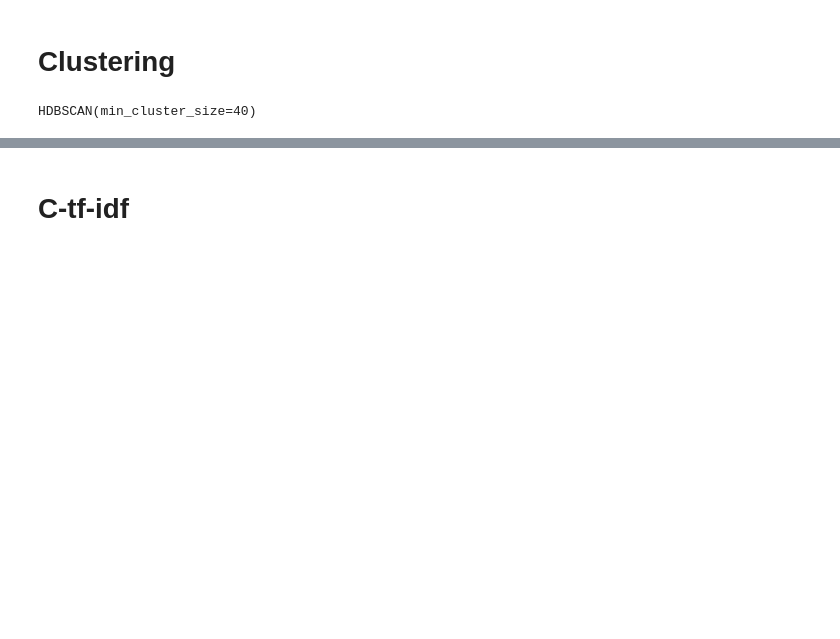
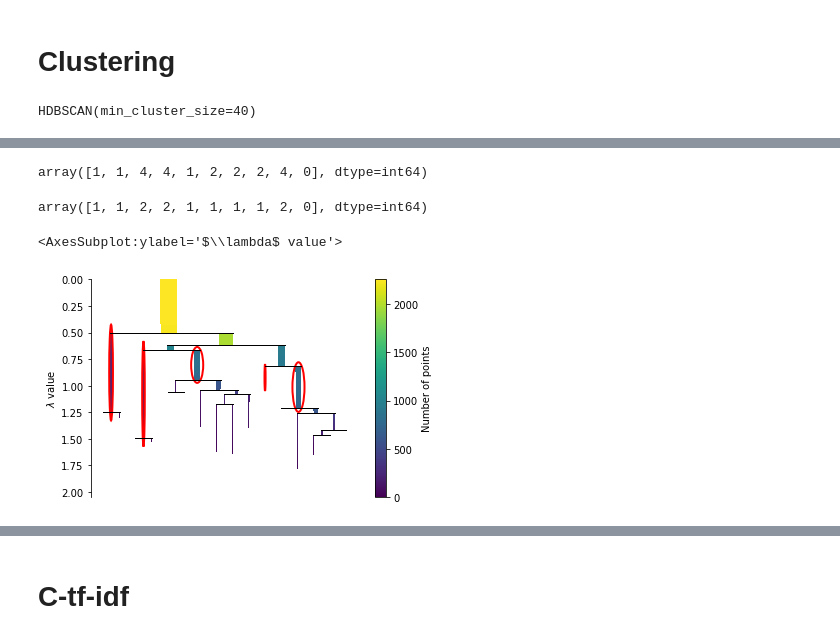
Before and after one commit to Halleland/masterDatatek, a Jupyter notebook: modeling/multimodal_test.ipynb, the cells around one changed output, grey strips where cells are left out. Cells and saved outputs as stored; diff of their text form; code cells hidden in the pictures; blank space fills up the shorter version.

```diff
--- a/modeling/multimodal_test.ipynb
+++ b/modeling/multimodal_test.ipynb
@@ -112,0 +115,13 @@ clusterer.condensed_tree_.plot(select_clusters=True)
+# %%
+clusterer.labels_[:10]
+# %% [output]
+array([1, 1, 4, 4, 1, 2, 2, 2, 4, 0], dtype=int64)
+# %%
+flat_clusterer.labels_[:10]
+# %% [output]
+array([1, 1, 2, 2, 1, 1, 1, 1, 2, 0], dtype=int64)
+# %%
+flat_clusterer.condensed_tree_.plot(select_clusters=True)
+# %% [output]
+<AxesSubplot:ylabel='$\\lambda$ value'>
+[figure, added]
```
Also changed, not shown: parts of 18 cells of this notebook, 12 other files.
